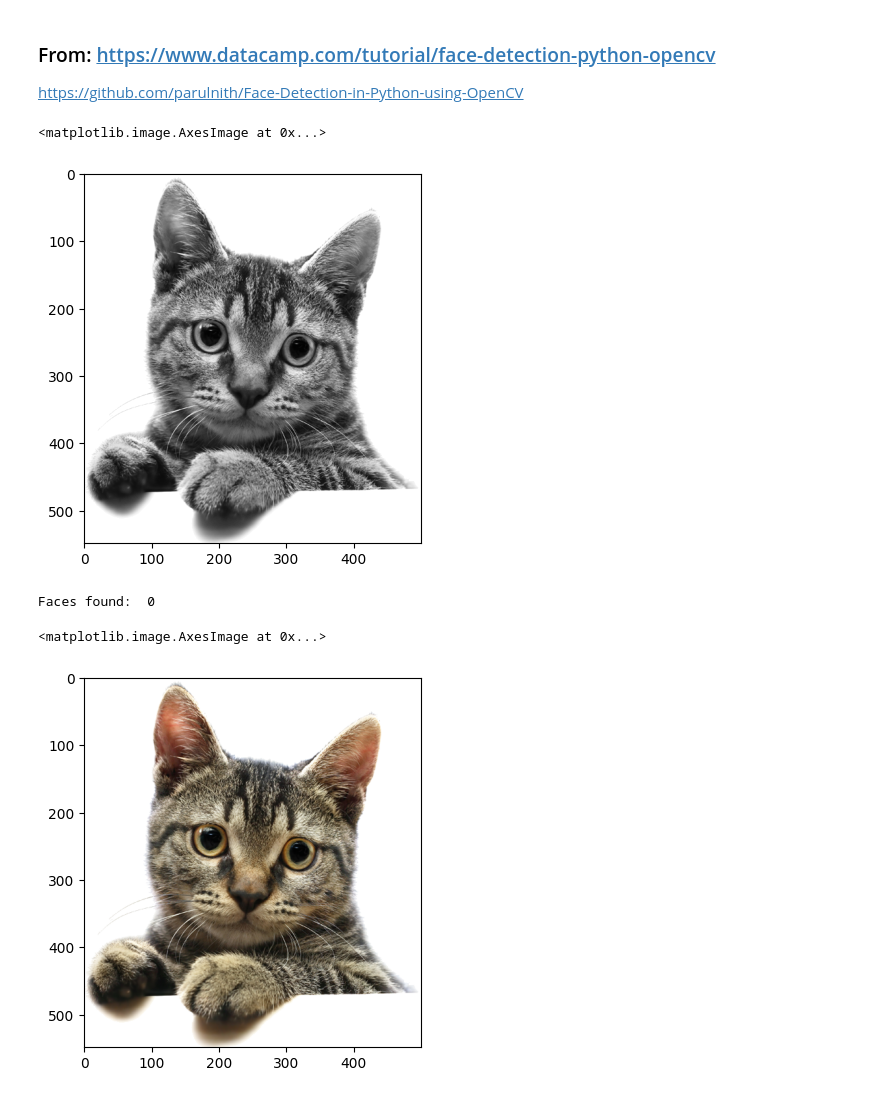
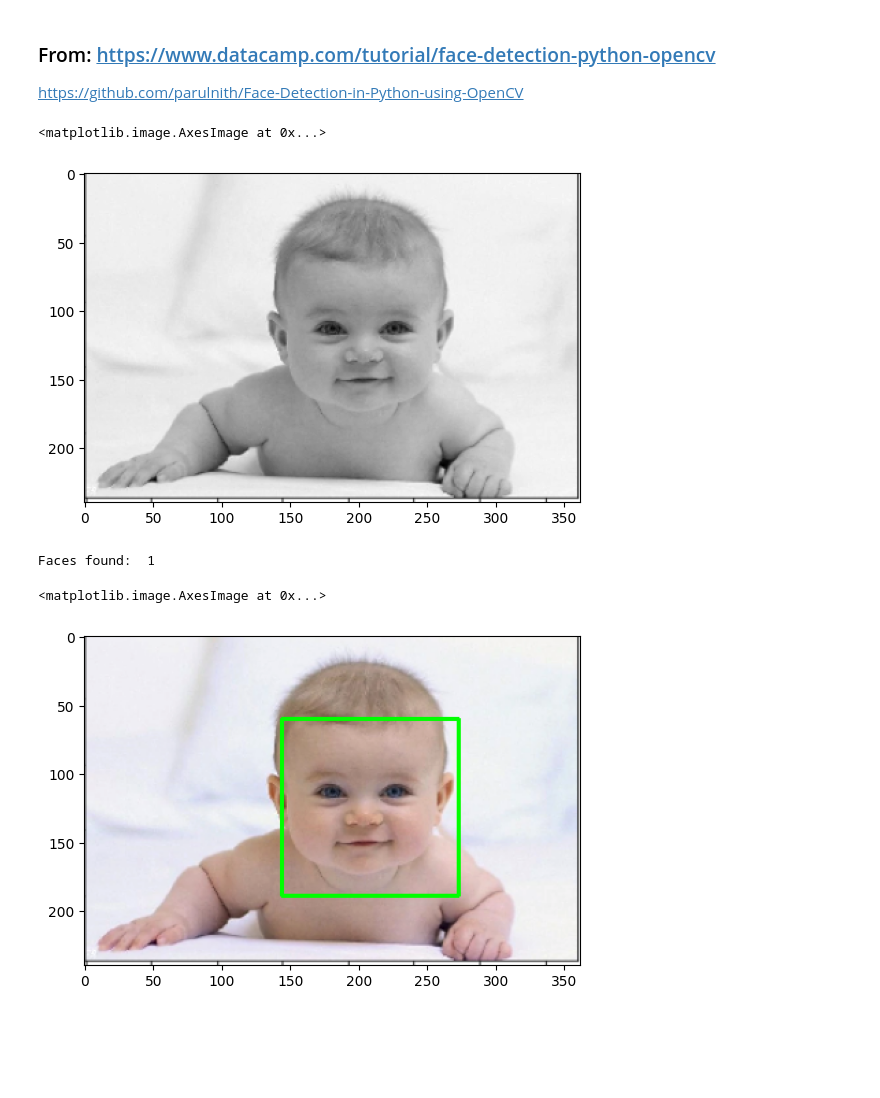
Before and after one commit to vjf/student-notebooks, a Jupyter notebook: FaceDetectionDemo/FaceDetect.ipynb, the cells around one changed output. Drawn from its saved outputs; the diff is of its cells as text; code cells hidden in the pictures; blank space fills up the shorter version.

Commit message:
Fix bugs in face detect

```diff
--- a/FaceDetectionDemo/FaceDetect.ipynb
+++ b/FaceDetectionDemo/FaceDetect.ipynb
@@ -9,20 +9,20 @@ import matplotlib.pyplot as plt
 # %%
 import numpy as np
 import cv2
 import matplotlib.pyplot as plt
 %matplotlib inline
 
 #Loading the image to be tested
-test_image = cv2.imread('/home/jovyan/FaceDetectionDemo/cat2.png')
+test_image = cv2.imread('/home/jovyan/FaceDetectionDemo/baby1.png')
 
 #Converting to grayscale
 test_image_gray = cv2.cvtColor(test_image, cv2.COLOR_BGR2GRAY)
 
 # Displaying the grayscale image
 plt.imshow(test_image_gray, cmap='gray')
 # %% [output]
 <matplotlib.image.AxesImage at 0x...>
-[figure, old version]
+[figure, new version]
 # %%
 # Convert from BGR to RGB
 def convertToRGB(image):
@@ -33,10 +33,10 @@ haar_cascade_face = cv2.CascadeClassifier('/home/jovyan/FaceDetectionDemo/haarca
 # %%
-faces_rects = haar_cascade_face.detectMultiScale(test_image_gray, scaleFactor = 1.2, minNeighbors = 5);
+faces_rects = haar_cascade_face.detectMultiScale(test_image_gray, scaleFactor = 1.1, minNeighbors = 5);
 
 # Let us print the no. of faces found
 print('Faces found: ', len(faces_rects))
 # %% [output]
-Faces found:  0
+Faces found:  1
 # %%
 for (x,y,w,h) in faces_rects:
      cv2.rectangle(test_image, (x, y), (x+w, y+h), (0, 255, 0), 2)
@@ -44,7 +44,7 @@ for (x,y,w,h) in faces_rects:
 plt.imshow(convertToRGB(test_image))
 # %% [output]
 <matplotlib.image.AxesImage at 0x...>
-[figure, old version]
+[figure, new version]
 # %%
 def detect_faces(cascade, test_image, scaleFactor = 1.1):
     # create a copy of the image to prevent any changes to the original one.
```
Also changed, not shown: parts of 3 cells of this notebook.
